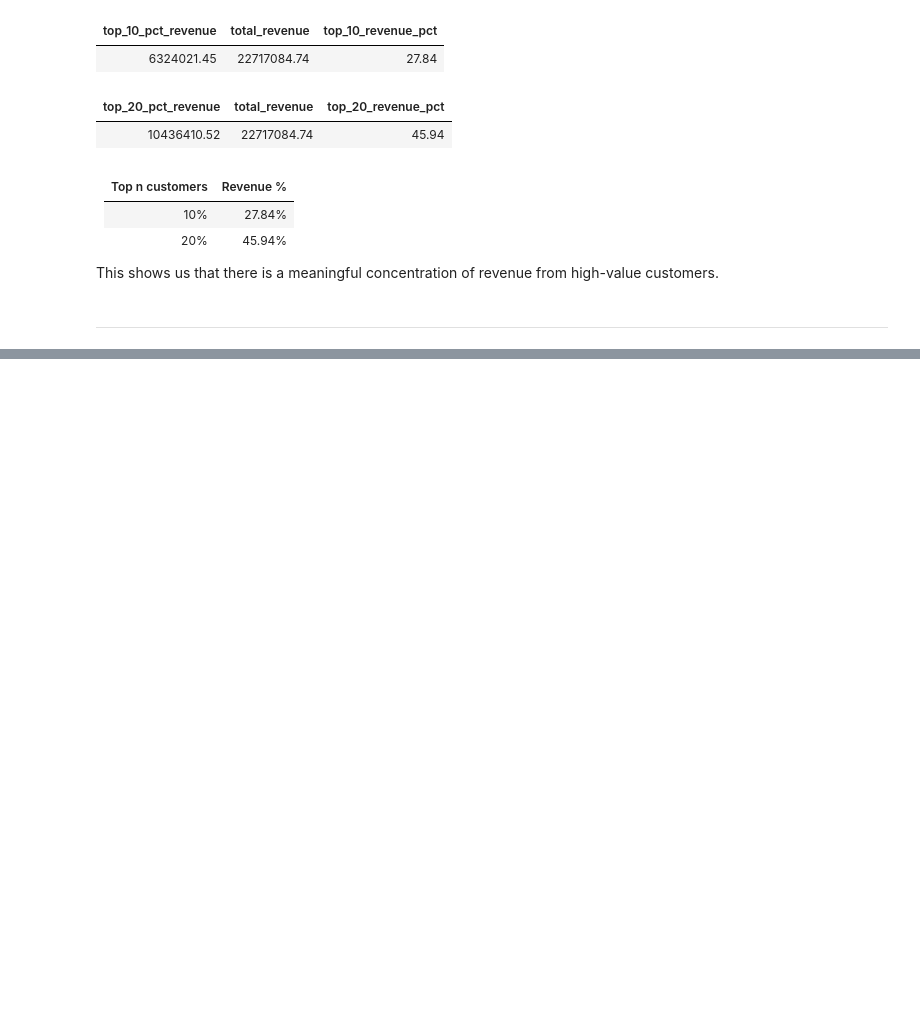
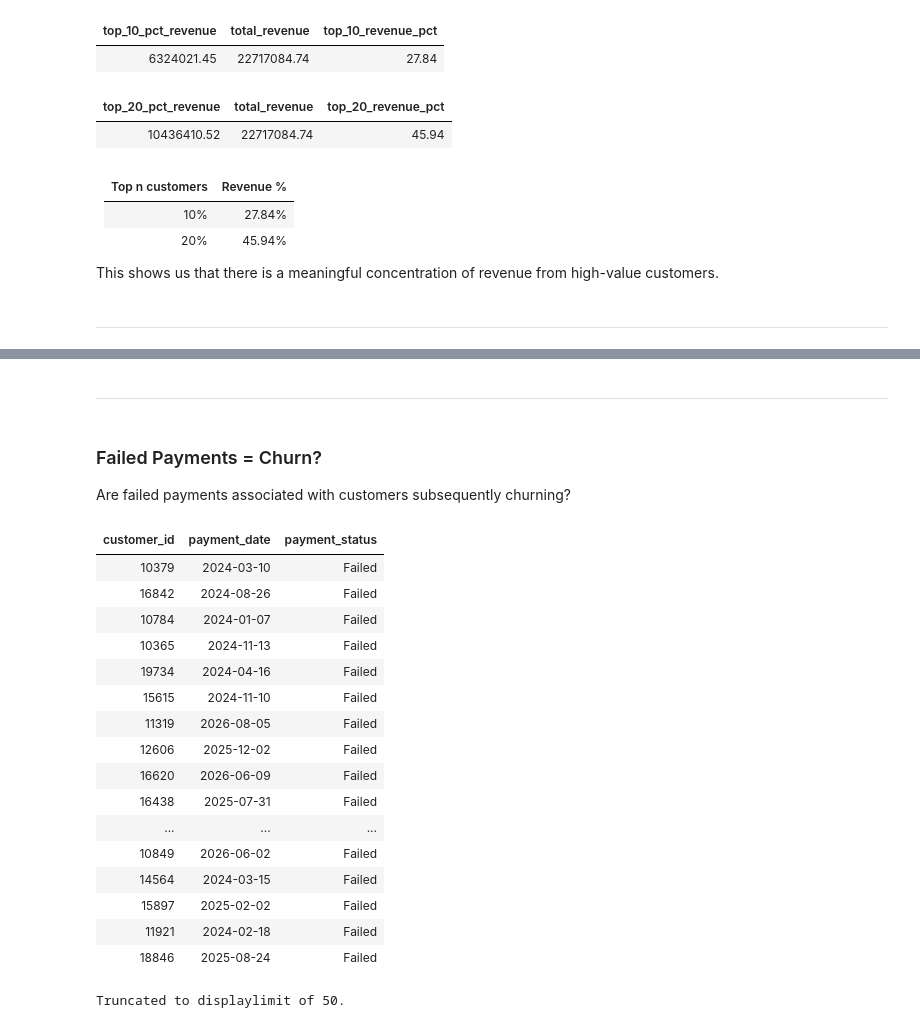
Before and after one commit to nlawee/sql_projects, a Jupyter notebook: Northstar Customer Analytics/analysis.ipynb, the cells around one changed output, grey strips where cells are left out. Cells and saved outputs as stored; diff of their text form; code cells hidden in the pictures; blank space fills up the shorter version.

```diff
--- a/Northstar Customer Analytics/analysis.ipynb
+++ b/Northstar Customer Analytics/analysis.ipynb
@@ -507,0 +586,42 @@ GROUP BY subscription_change
+# %% [markdown]
+----
+# %% [markdown]
+### Failed Payments = Churn?
+
+Are failed payments associated with customers subsequently churning?
+# %%
+%%sql
+
+WITH failed_payments AS (
+    SELECT
+        customer_id,
+        payment_date,
+        payment_status
+    FROM 'data/payments.csv'
+    WHERE payment_status = 'Failed'
+),
+churned_customers AS (
+    SELECT
+
+    FROM 'data/subscriptions.csv'
+)
+;
+# %% [output]
+| customer_id | payment_date | payment_status |
+| 10379 | 2024-03-10 | Failed |
+| 16842 | 2024-08-26 | Failed |
+| 10784 | 2024-01-07 | Failed |
+| 10365 | 2024-11-13 | Failed |
+| 19734 | 2024-04-16 | Failed |
+| 15615 | 2024-11-10 | Failed |
+| 11319 | 2026-08-05 | Failed |
+| 12606 | 2025-12-02 | Failed |
+| 16620 | 2026-06-09 | Failed |
+| 16438 | 2025-07-31 | Failed |
+| ... | ... | ... |
+| 10849 | 2026-06-02 | Failed |
+| 14564 | 2024-03-15 | Failed |
+| 15897 | 2025-02-02 | Failed |
+| 11921 | 2024-02-18 | Failed |
+| 18846 | 2025-08-24 | Failed |
+Truncated to displaylimit of 50.
```
Also changed, not shown: parts of 4 cells of this notebook.
